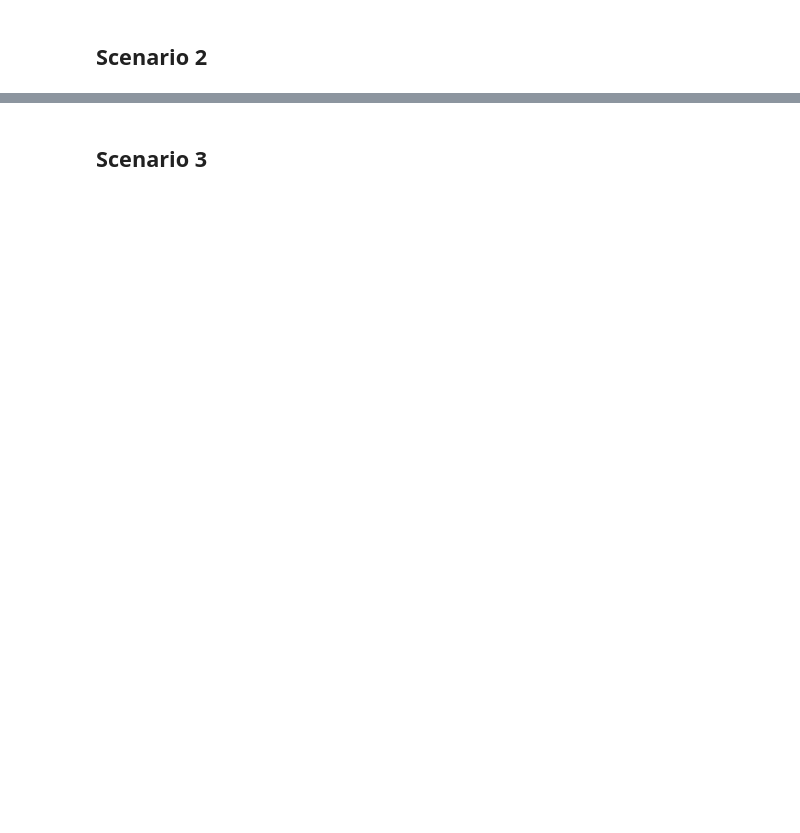
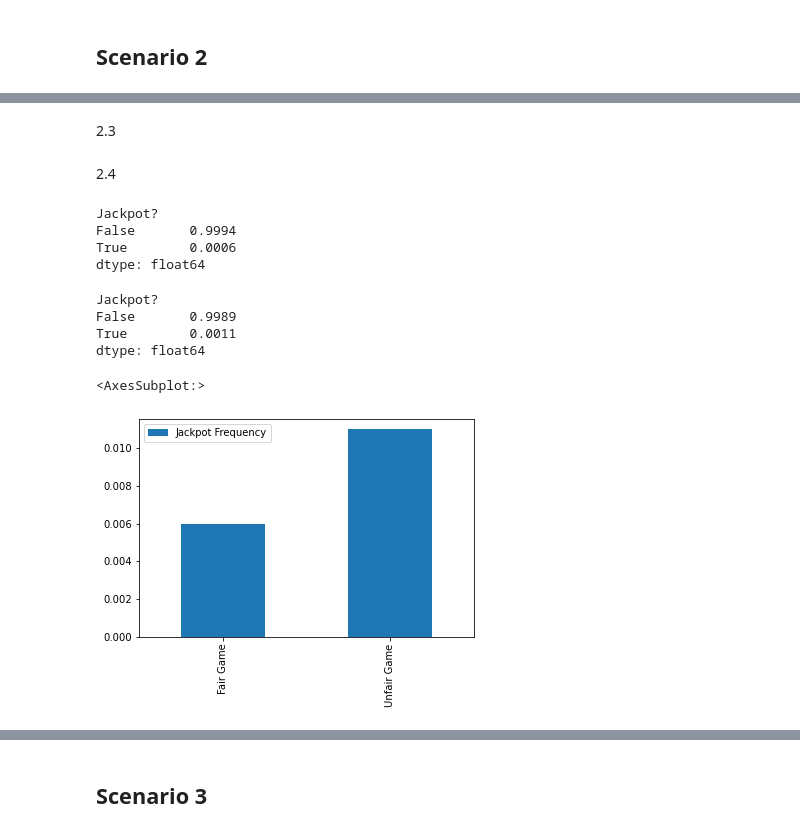
Before and after one commit to Sonimon123/MonteCarlo, a Jupyter notebook: FinalProject.ipynb, the cells around one changed output, grey strips where cells are left out. Saved outputs shown, nothing was run; the diff lists cells and outputs as text; code cells hidden in the pictures; blank space fills up the shorter version.

```diff
--- a/FinalProject.ipynb
+++ b/FinalProject.ipynb
@@ -36,0 +391,38 @@ These should have appropriate import statements even though the code is now in t
+# %%
+game1 = MonteCarlo.Game([fd1, fd1, fd1, fd1, fd1])
+game1.play(10000)
+# %% [markdown]
+2.3
+# %%
+game2 = MonteCarlo.Game([ud1, ud1, ud2, fd1, fd1])
+game2.play(10000)
+# %% [markdown]
+2.4
+# %%
+analyzer1 = MonteCarlo.Analyzer(game1)
+analyzer1.jackpot()
+analyzer1.jackpotDF.value_counts(normalize=True)
+# %% [output]
+Jackpot?
+False       0.9994
+True        0.0006
+dtype: float64
+# %%
+analyzer2 = MonteCarlo.Analyzer(game2)
+analyzer2.jackpot()
+analyzer2.jackpotDF.value_counts(normalize=True)
+# %% [output]
+Jackpot?
+False       0.9989
+True        0.0011
+dtype: float64
+# %%
+rf1 = analyzer1.jackpot() / 1000
+rf2 = analyzer2.jackpot() / 1000
+
+data = {'Jackpot Frequency': [rf1, rf2]}
+rfDF = pd.DataFrame(data, index=['Fair Game', 'Unfair Game'])
+rfDF.plot.bar()
+# %% [output]
+<AxesSubplot:>
+[figure, added]
```
Also changed, not shown: parts of 45 cells of this notebook, 2 other files.
